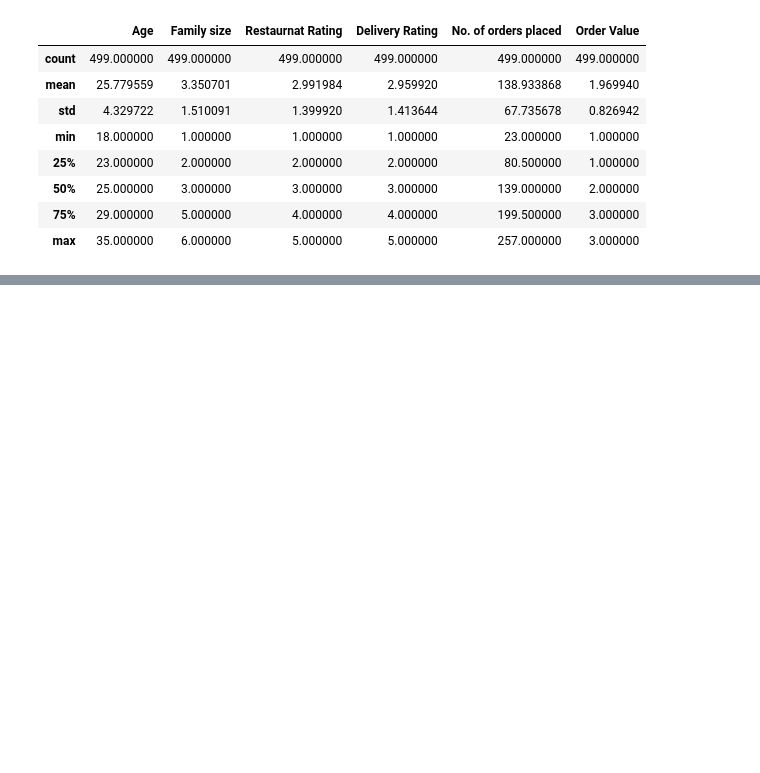
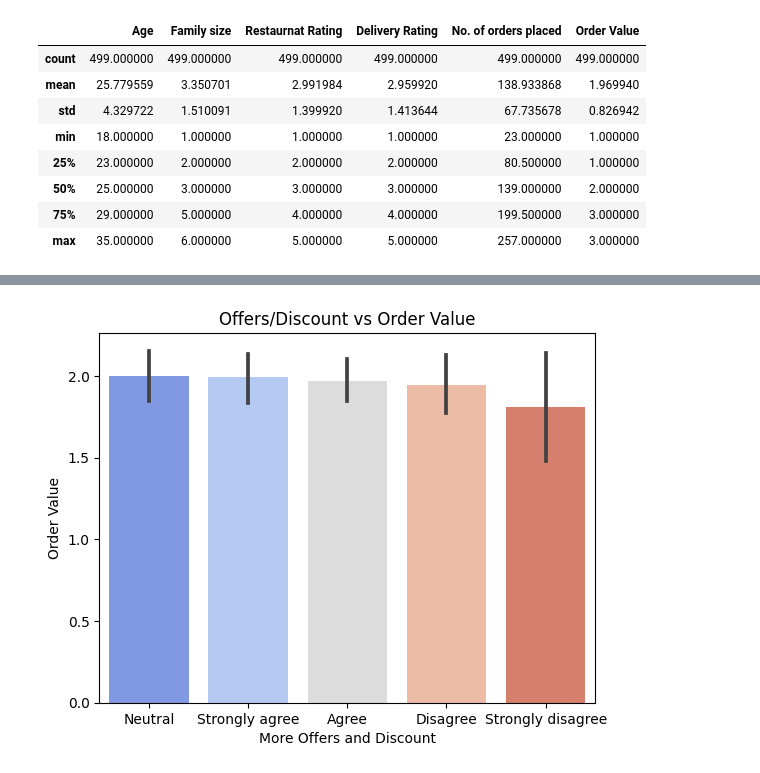
Before and after one commit to Aysha-skhan/DATA-ANALYSIS, a Jupyter notebook: data-analytics.ipynb, the cells around one changed output, grey strips where cells are left out. Cells and saved outputs as stored; diff of their text form; code cells hidden in the pictures; blank space fills up the shorter version.

```diff
--- a/data-analytics.ipynb
+++ b/data-analytics.ipynb
@@ -69,0 +100,3 @@ data.describe()
+# %%
+data['rank'] = data['Frequently ordered Meal category'].rank()
+data['rank']
@@ -69,0 +134,6 @@ data.describe()
+# %%
+sn.barplot(data=data, x='More Offers and Discount', y='Order Value', palette='coolwarm')
+plt.title('Offers/Discount vs Order Value')
+plt.show()
+# %% [output]
+[figure, added]
```
Also changed, not shown: parts of 10 cells of this notebook.
